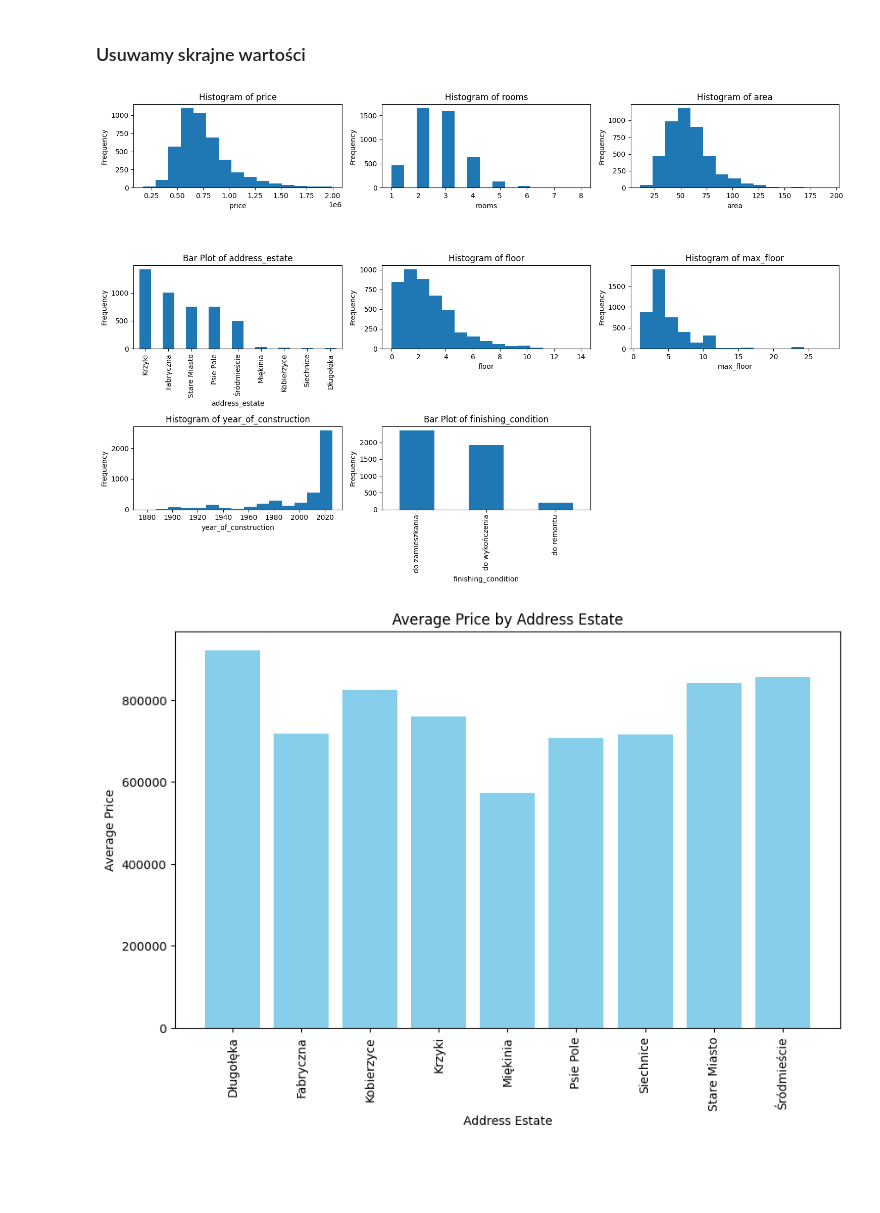
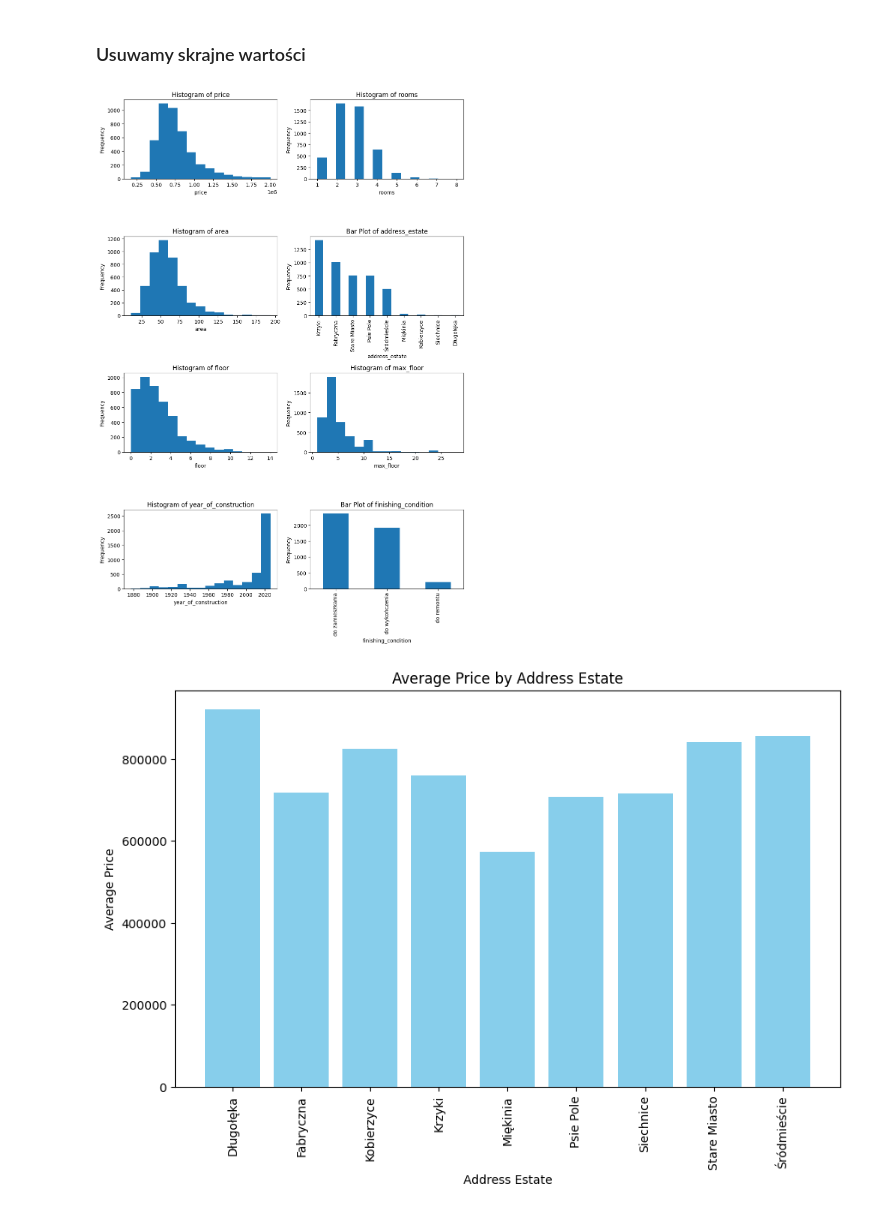
Before and after one commit to stepkos/real-estate-price-valuation, a Jupyter notebook: ml/wro_price_valuation-2.ipynb, the cells around one changed output. Drawn from its saved outputs; the diff is of its cells as text; code cells hidden in the pictures; blank space fills up the shorter version.

Commit message:
refactor code, adjust histograms

```diff
--- a/ml/wro_price_valuation-2.ipynb
+++ b/ml/wro_price_valuation-2.ipynb
@@ -196,8 +177,9 @@ data_cleaned['is_elevator'] = data_cleaned['is_elevator'].astype('category')
 # %%
-def print_histograms(data: pd.DataFrame, features: list):
+def print_histograms(data: pd.DataFrame, features: list, figsize=(10, 20)):
     # Utworzenie układu wielu wykresów
     fig, axes = plt.subplots(
-        nrows=(len(features) + 2) // 3, ncols=3, figsize=(15, 10)
+        # nrows=(len(features) + 2) // 3, ncols=3, figsize=figsize
+        nrows=(len(features) + 1) // 2, ncols=2, figsize=figsize
     )
 
     # Wypłaszczenie dla łatwiej iteracji
@@ -255,17 +237,17 @@ data_cut['address_estate'] = data_cut['address_estate'].cat.remove_categories(['
 # %%
 print_histograms(data_cut, [
     'price',
     'rooms',
     'area',
     'address_estate',
     'floor',
     'max_floor',
     'year_of_construction',
     'finishing_condition',
-])
+], figsize=(10, 15))
 plt.savefig(out_plots_path / 'histograms_cut.png', bbox_inches='tight')
 # %% [output]
-[figure, old version]
+[figure, new version]
 # %%
 average_prices = data_cut.groupby('address_estate')['price'].mean().reset_index()
 
```
Also changed, not shown: parts of 20 cells of this notebook, 3 other files.
